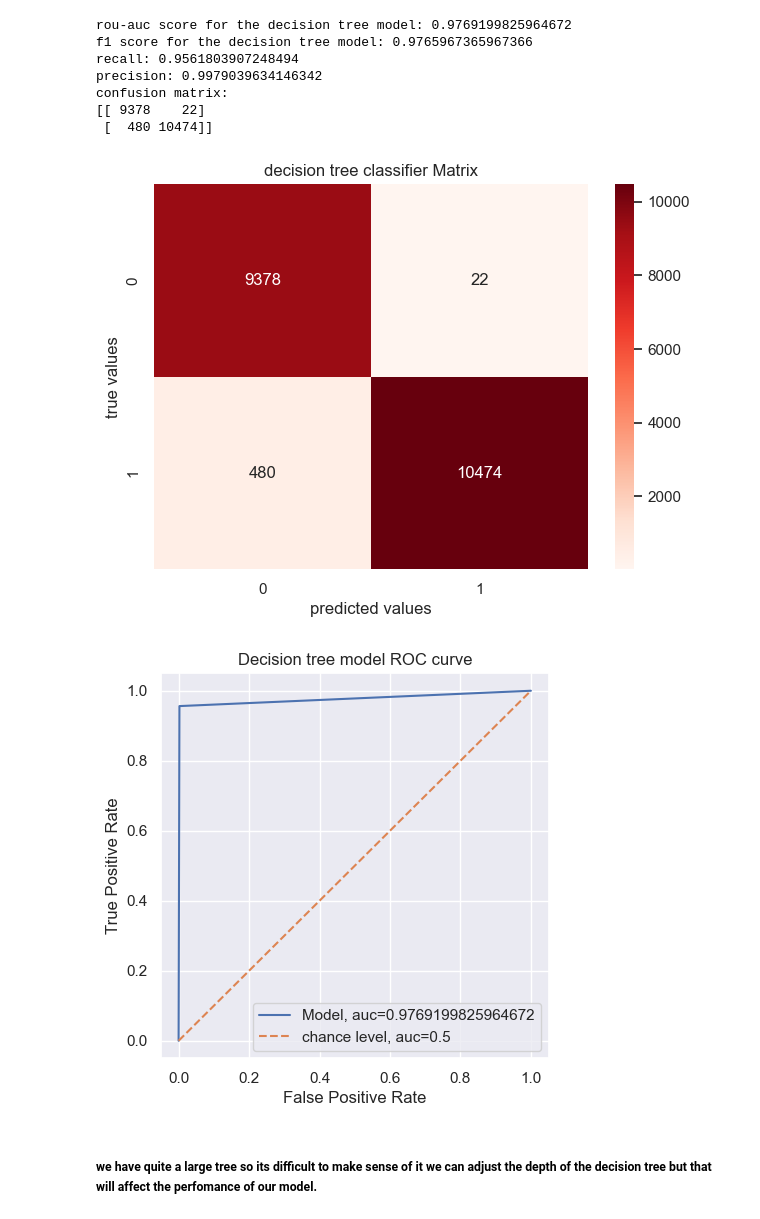
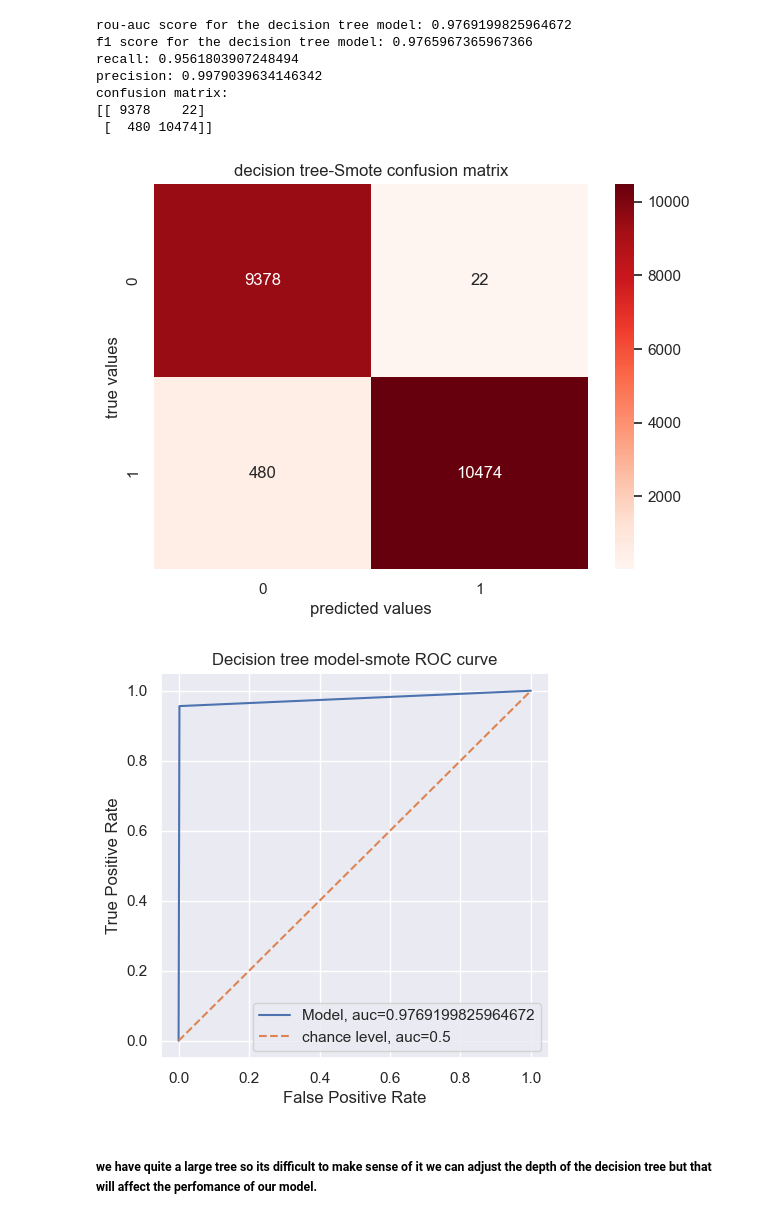
Before and after one commit to mercy-nwachukwu/7072CEM, a Jupyter notebook: classification.ipynb, the cells around one changed output. Saved outputs shown, nothing was run; the diff lists cells and outputs as text; code cells hidden in the pictures.

Commit message:
named plots correctly

```diff
--- a/classification.ipynb
+++ b/classification.ipynb
@@ -268,22 +268,22 @@ plt.figure(figsize=(7,5))
 sns.heatmap(dtc_cm, annot=True, fmt='d', cmap='Reds')
 plt.xlabel('predicted values')
 plt.ylabel('true values')
-plt.title('decision tree classifier Matrix')
+plt.title('decision tree-Smote confusion matrix')
 plt.show()
 # %% [output]
-[figure, old version]
+[figure, new version]
 # %%
 # model 1 rouc curve
 plt.figure(figsize=(5,5))
 plt.plot(dtc_Tpositive, dtc_Fpositive, label="Model, auc="+str(dtc_roc))
 plt.plot([0, 1], [0, 1], linestyle='--', label="chance level, auc=0.5")  # Random classifier
 plt.xlabel('False Positive Rate')
 plt.ylabel('True Positive Rate')
-plt.title('Decision tree model ROC curve')
+plt.title('Decision tree model-smote ROC curve')
 plt.legend(loc=4)
 plt.show()
 # %% [output]
-[figure, old version]
+[figure, new version]
 # %%
 # plot the dtc tree
 #from sklearn import tree
```
Also changed, not shown: parts of 21 cells of this notebook, 1 other file.
